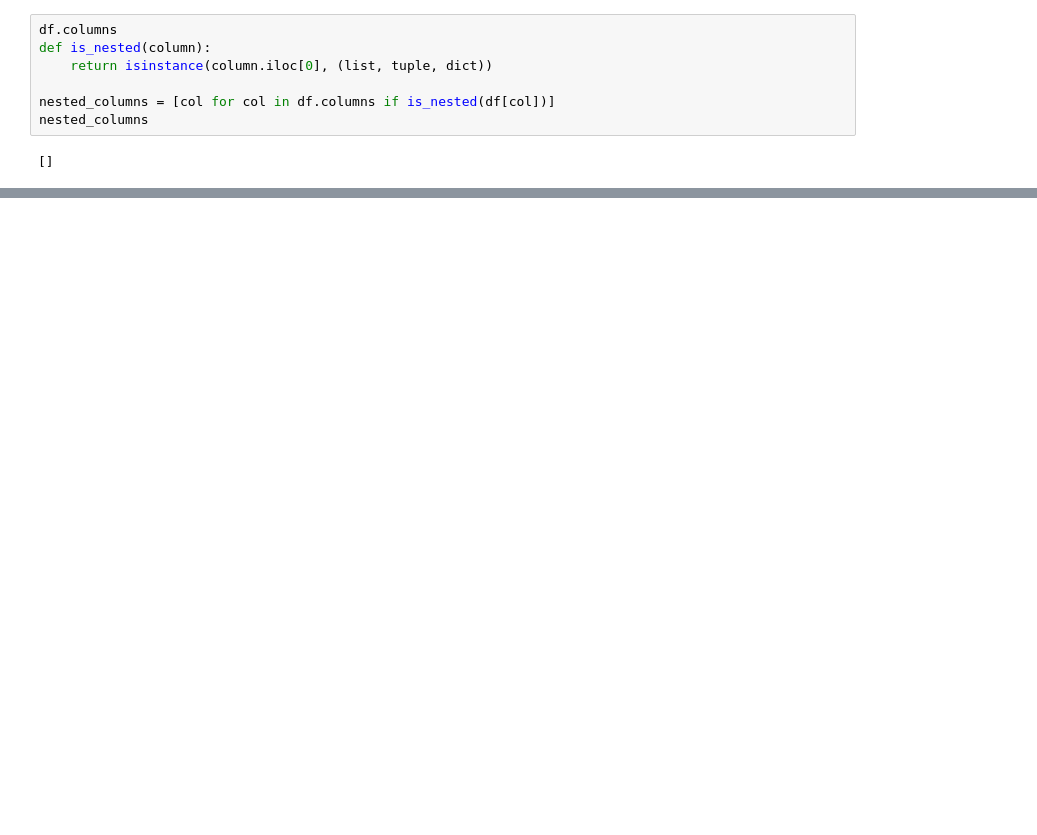
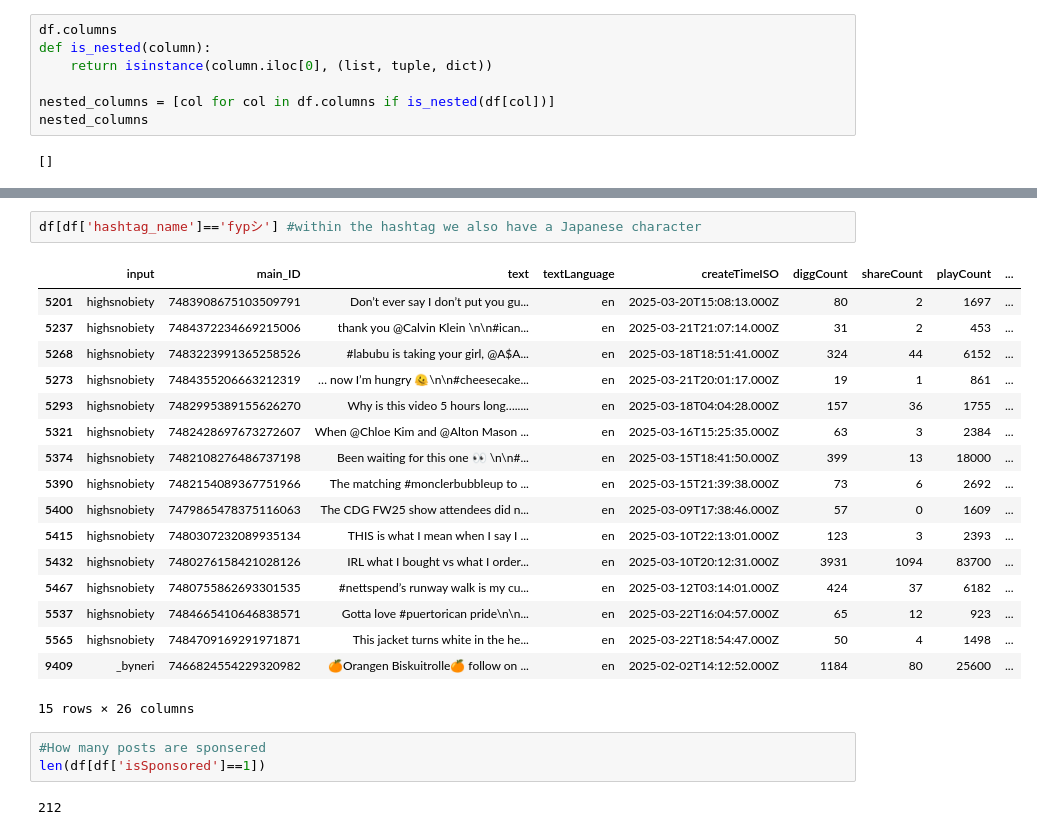
Before and after one commit to Hannah1171/skincare_analysis, a Jupyter notebook: data_exploration/profile_posts_analysis.ipynb, the cells around one changed output, grey strips where cells are left out. Drawn from its saved outputs; the diff is of its cells as text; blank space fills up the shorter version.

```diff
--- a/data_exploration/profile_posts_analysis.ipynb
+++ b/data_exploration/profile_posts_analysis.ipynb
@@ -49,0 +166,25 @@ KeyError: 4491398784
+# %%
+df[df['hashtag_name']=='fypシ'] #within the hashtag we also have a Japanese character
+# %% [output]
+|  | input | main_ID | text | textLanguage | createTimeISO | diggCount | shareCount | playCount | ... |
+| 5201 | highsnobiety | 7483908675103509791 | Don’t ever say I don’t put you gu... | en | 2025-03-20T15:08:13.000Z | 80 | 2 | 1697 | ... |
+| 5237 | highsnobiety | 7484372234669215006 | thank you @Calvin Klein \n\n#ican... | en | 2025-03-21T21:07:14.000Z | 31 | 2 | 453 | ... |
+| 5268 | highsnobiety | 7483223991365258526 | #labubu is taking your girl, @A$A... | en | 2025-03-18T18:51:41.000Z | 324 | 44 | 6152 | ... |
+| 5273 | highsnobiety | 7484355206663212319 | … now I’m hungry 🫠\n\n#cheesecake... | en | 2025-03-21T20:01:17.000Z | 19 | 1 | 861 | ... |
+| 5293 | highsnobiety | 7482995389155626270 | Why is this video 5 hours long…..... | en | 2025-03-18T04:04:28.000Z | 157 | 36 | 1755 | ... |
+| 5321 | highsnobiety | 7482428697673272607 | When @Chloe Kim and @Alton Mason ... | en | 2025-03-16T15:25:35.000Z | 63 | 3 | 2384 | ... |
+| 5374 | highsnobiety | 7482108276486737198 | Been waiting for this one 👀 \n\n#... | en | 2025-03-15T18:41:50.000Z | 399 | 13 | 18000 | ... |
+| 5390 | highsnobiety | 7482154089367751966 | The matching #monclerbubbleup to ... | en | 2025-03-15T21:39:38.000Z | 73 | 6 | 2692 | ... |
+| 5400 | highsnobiety | 7479865478375116063 | The CDG FW25 show attendees did n... | en | 2025-03-09T17:38:46.000Z | 57 | 0 | 1609 | ... |
+| 5415 | highsnobiety | 7480307232089935134 | THIS is what I mean when I say I ... | en | 2025-03-10T22:13:01.000Z | 123 | 3 | 2393 | ... |
+| 5432 | highsnobiety | 7480276158421028126 | IRL what I bought vs what I order... | en | 2025-03-10T20:12:31.000Z | 3931 | 1094 | 83700 | ... |
+| 5467 | highsnobiety | 7480755862693301535 | #nettspend’s runway walk is my cu... | en | 2025-03-12T03:14:01.000Z | 424 | 37 | 6182 | ... |
+| 5537 | highsnobiety | 7484665410646838571 | Gotta love #puertorican pride\n\n... | en | 2025-03-22T16:04:57.000Z | 65 | 12 | 923 | ... |
+| 5565 | highsnobiety | 7484709169291971871 | This jacket turns white in the he... | en | 2025-03-22T18:54:47.000Z | 50 | 4 | 1498 | ... |
+| 9409 | _byneri | 7466824554229320982 | 🍊Orangen Biskuitrolle🍊 follow on ... | en | 2025-02-02T14:12:52.000Z | 1184 | 80 | 25600 | ... |
+15 rows × 26 columns
+# %%
+#How many posts are sponsered
+len(df[df['isSponsored']==1])
+# %% [output]
+212
```
Also changed, not shown: parts of 28 cells of this notebook.
